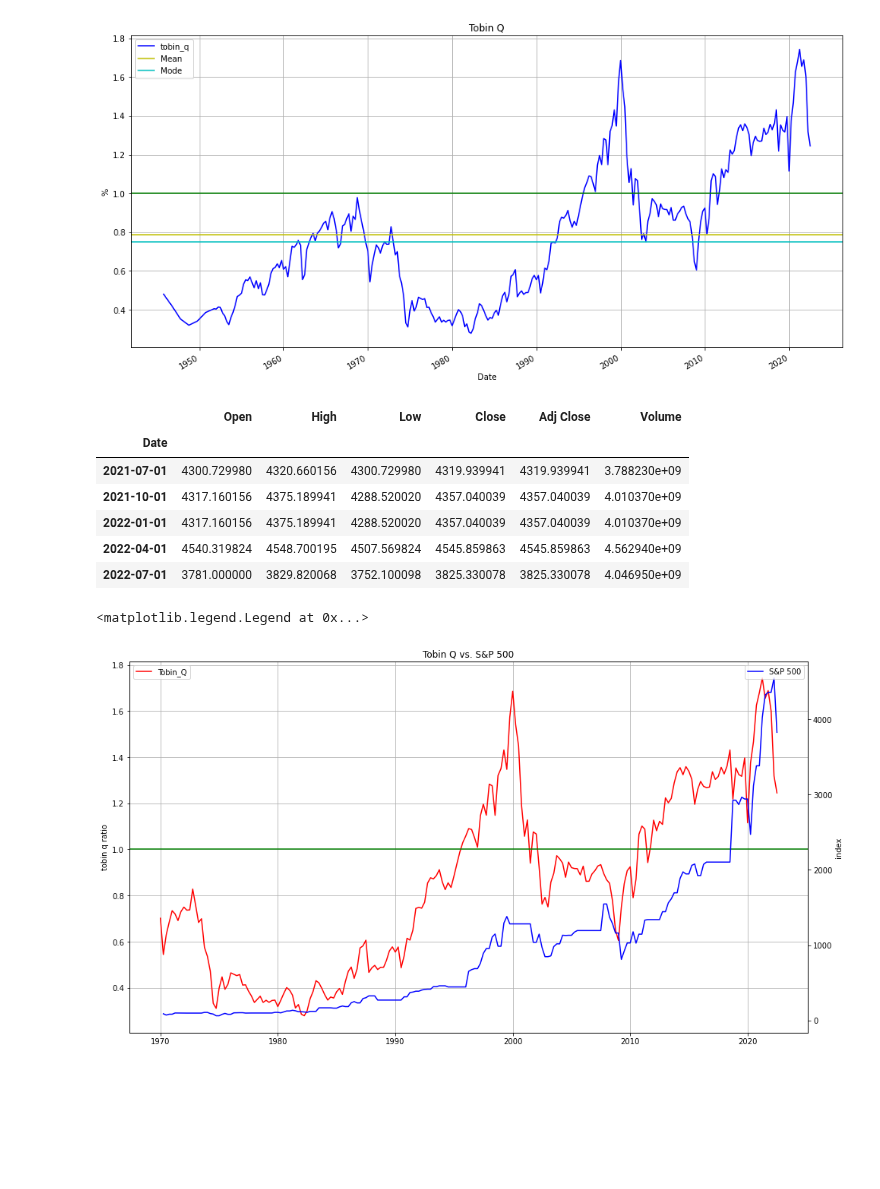
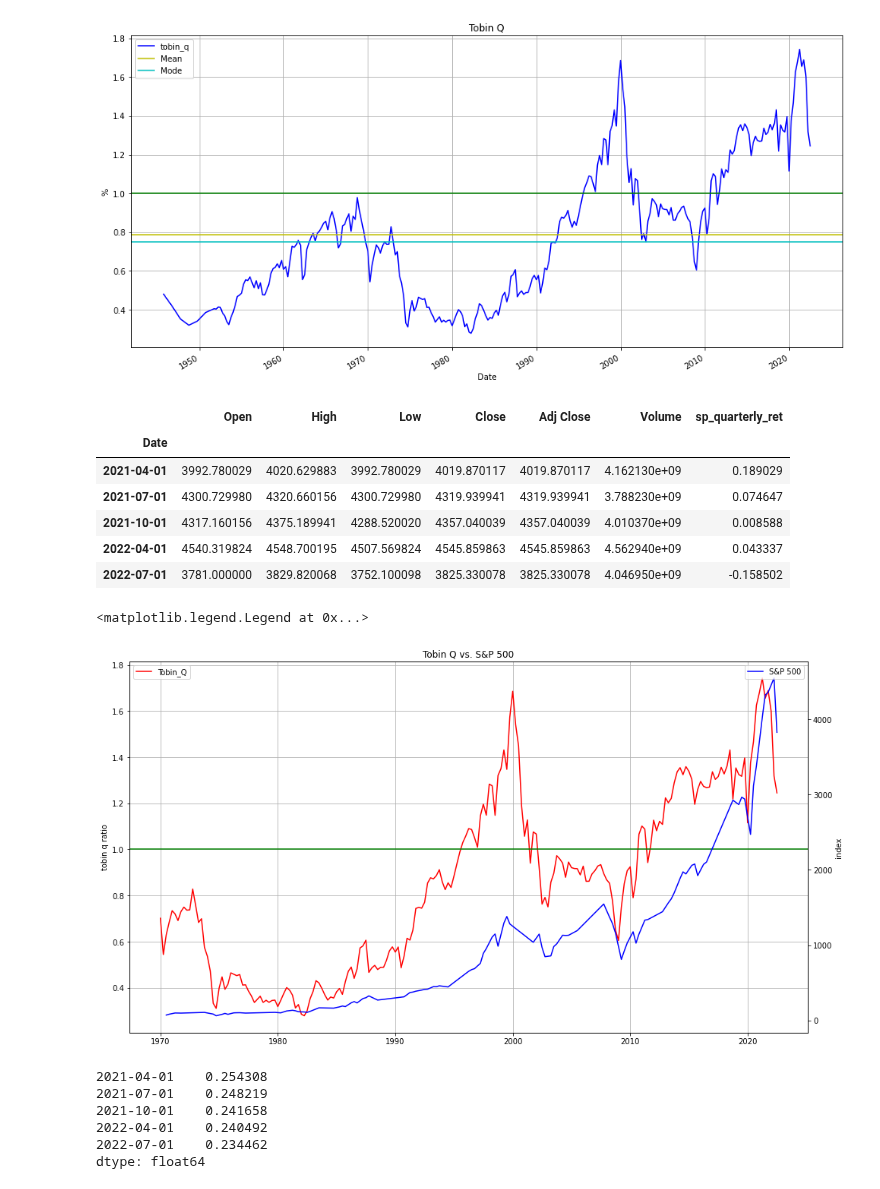
Before and after one commit to dbogatic/market_valuation, a Jupyter notebook: tobin_q.ipynb, the cells around one changed output. Saved outputs shown, nothing was run; the diff lists cells and outputs as text; code cells hidden in the pictures; blank space fills up the shorter version.

Commit message:
add tobin q corr with sp

```diff
--- a/tobin_q.ipynb
+++ b/tobin_q.ipynb
@@ -79,21 +80,23 @@ plt.legend()
 # %%
 # Pull S&P Index historical values from yfinance API
 ticker = "^GSPC"
 start= "1970-01-01"
 end= "2022-07-02"
 
 sp_history = yf.download(ticker, start=start, end=end, progress=False)
-sp_history = sp_history.asfreq(freq='QS').ffill().dropna()
+sp_history = sp_history.asfreq(freq='QS')
+sp_history['sp_quarterly_ret'] = sp_history['Adj Close'].pct_change()
+sp_history = sp_history.dropna()
 sp_history.to_csv('resources/sp_history.csv')
 sp_history.tail()
 # %% [output]
-|  | Open | High | Low | Close | Adj Close | Volume |
-| Date |  |  |  |  |  |  |
-| 2021-07-01 | 4300.729980 | 4320.660156 | 4300.729980 | 4319.939941 | 4319.939941 | 3.788230e+09 |
-| 2021-10-01 | 4317.160156 | 4375.189941 | 4288.520020 | 4357.040039 | 4357.040039 | 4.010370e+09 |
-| 2022-01-01 | 4317.160156 | 4375.189941 | 4288.520020 | 4357.040039 | 4357.040039 | 4.010370e+09 |
-| 2022-04-01 | 4540.319824 | 4548.700195 | 4507.569824 | 4545.859863 | 4545.859863 | 4.562940e+09 |
-| 2022-07-01 | 3781.000000 | 3829.820068 | 3752.100098 | 3825.330078 | 3825.330078 | 4.046950e+09 |
+|  | Open | High | Low | Close | Adj Close | Volume | sp_quarterly_ret |
+| Date |  |  |  |  |  |  |  |
+| 2021-04-01 | 3992.780029 | 4020.629883 | 3992.780029 | 4019.870117 | 4019.870117 | 4.162130e+09 | 0.189029 |
+| 2021-07-01 | 4300.729980 | 4320.660156 | 4300.729980 | 4319.939941 | 4319.939941 | 3.788230e+09 | 0.074647 |
+| 2021-10-01 | 4317.160156 | 4375.189941 | 4288.520020 | 4357.040039 | 4357.040039 | 4.010370e+09 | 0.008588 |
+| 2022-04-01 | 4540.319824 | 4548.700195 | 4507.569824 | 4545.859863 | 4545.859863 | 4.562940e+09 | 0.043337 |
+| 2022-07-01 | 3781.000000 | 3829.820068 | 3752.100098 | 3825.330078 | 3825.330078 | 4.046950e+09 | -0.158502 |
 # %%
 # Plot Tobin Q vs S&P500
 fig, ax = plt.subplots(figsize=(16,9))
@@ -110,4 +113,4 @@ ax2.set_ylabel('index')
 ax2.legend(loc='upper right')
 # %% [output]
 <matplotlib.legend.Legend at 0x...>
-[figure, old version]
+[figure, new version]
@@ -113,0 +120,11 @@ ax2.legend(loc='upper right')
+# %%
+# Ten-year correlation change between Tobin Q and quartlerly S&P 500 returns
+correlation = combined['tobin_q'].rolling(window=40).corr(combined['sp_quarterly_ret'])
+correlation.tail()
+# %% [output]
+2021-04-01    0.254308
+2021-07-01    0.248219
+2021-10-01    0.241658
+2022-04-01    0.240492
+2022-07-01    0.234462
+dtype: float64
```
Also changed, not shown: parts of 3 cells of this notebook, 2 other files.
